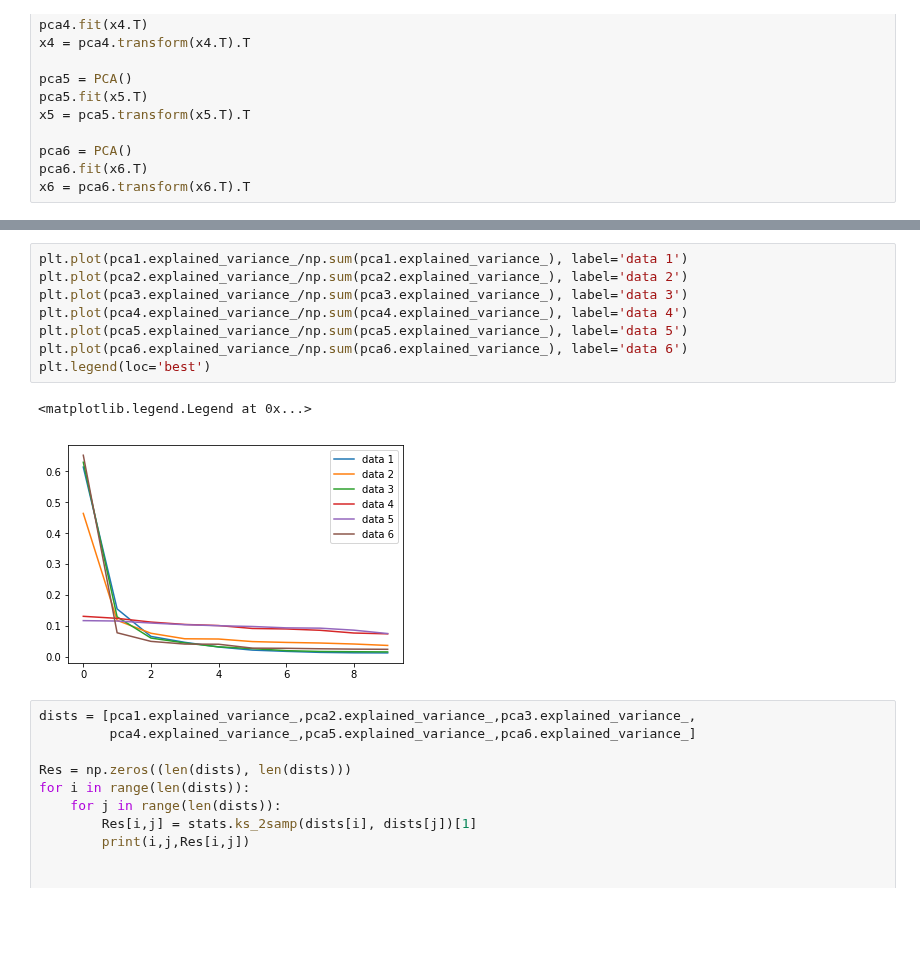
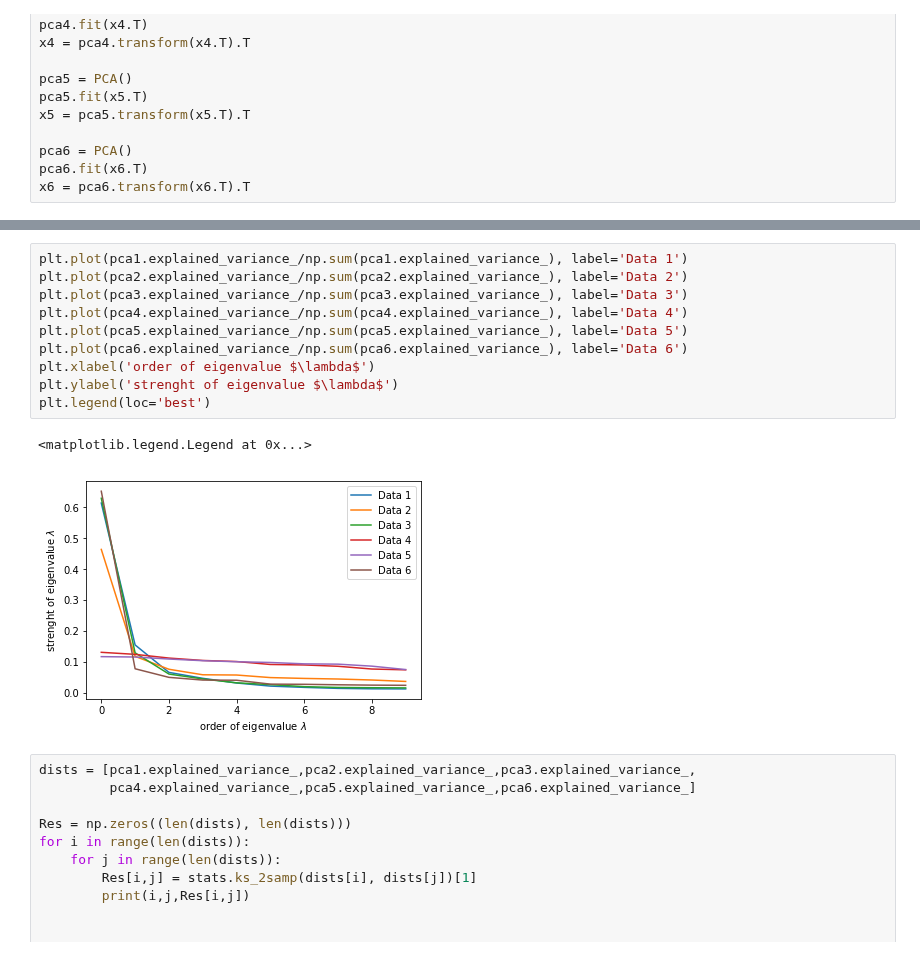
Before and after one commit to Mikkolehtimaki/eitn_model_validation, a Jupyter notebook: Attractor.ipynb, the cells around one changed output, grey strips where cells are left out. Drawn from its saved outputs; the diff is of its cells as text; blank space fills up the shorter version.

```diff
--- a/Attractor.ipynb
+++ b/Attractor.ipynb
@@ -152,14 +165,16 @@ plt.show()
 # %%
-plt.plot(pca1.explained_variance_/np.sum(pca1.explained_variance_), label='data 1')
-plt.plot(pca2.explained_variance_/np.sum(pca2.explained_variance_), label='data 2')
-plt.plot(pca3.explained_variance_/np.sum(pca3.explained_variance_), label='data 3')
-plt.plot(pca4.explained_variance_/np.sum(pca4.explained_variance_), label='data 4')
-plt.plot(pca5.explained_variance_/np.sum(pca5.explained_variance_), label='data 5')
-plt.plot(pca6.explained_variance_/np.sum(pca6.explained_variance_), label='data 6')
+plt.plot(pca1.explained_variance_/np.sum(pca1.explained_variance_), label='Data 1')
+plt.plot(pca2.explained_variance_/np.sum(pca2.explained_variance_), label='Data 2')
+plt.plot(pca3.explained_variance_/np.sum(pca3.explained_variance_), label='Data 3')
+plt.plot(pca4.explained_variance_/np.sum(pca4.explained_variance_), label='Data 4')
+plt.plot(pca5.explained_variance_/np.sum(pca5.explained_variance_), label='Data 5')
+plt.plot(pca6.explained_variance_/np.sum(pca6.explained_variance_), label='Data 6')
+plt.xlabel('order of eigenvalue $\lambda$')
+plt.ylabel('strenght of eigenvalue $\lambda$')
 plt.legend(loc='best')
 # %% [output]
 <matplotlib.legend.Legend at 0x...>
-[figure, old version]
+[figure, new version]
 # %%
 dists = [pca1.explained_variance_,pca2.explained_variance_,pca3.explained_variance_,
          pca4.explained_variance_,pca5.explained_variance_,pca6.explained_variance_]
```
Also changed, not shown: parts of 2 cells of this notebook, 2 other files.
